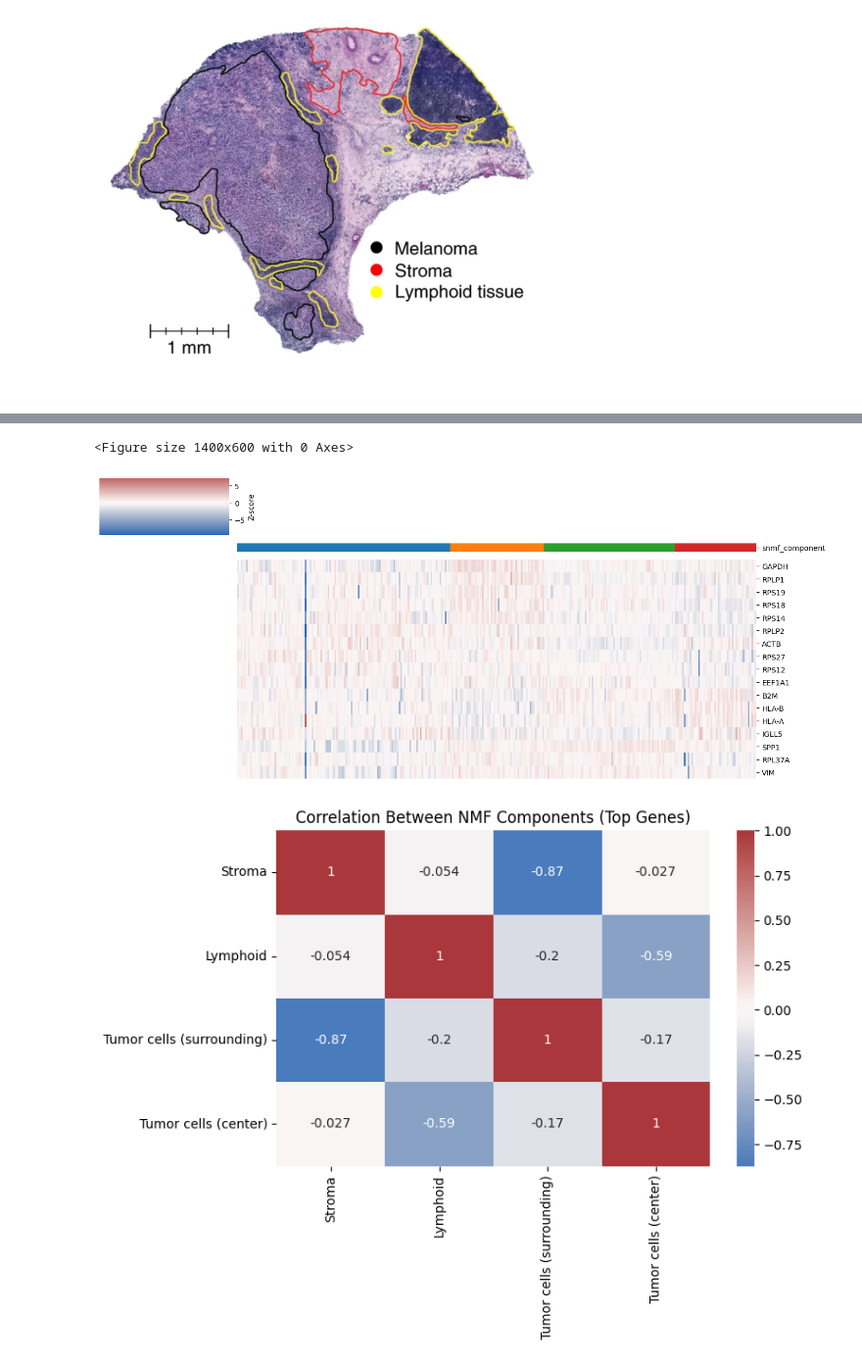
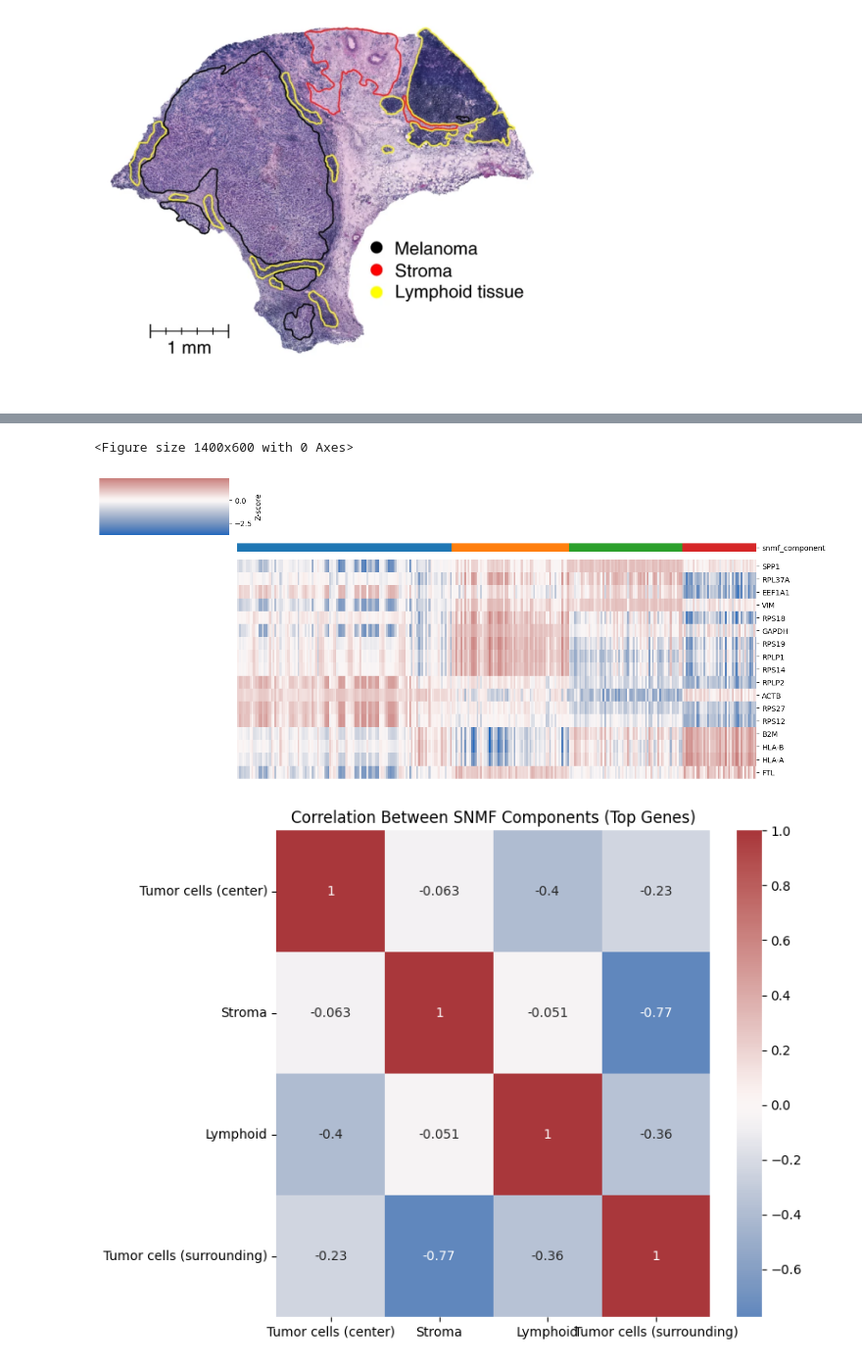
Before and after one commit to ML4BM-Lab/SNMF-paper, a Jupyter notebook: results_NB/melanoma/main.ipynb, the cells around one changed output, grey strips where cells are left out. Shown at 98% size. Saved outputs shown, nothing was run; the diff lists cells and outputs as text; code cells hidden in the pictures.

Commit message:
SNMF output parsing of the dispersion latent factor model

```diff
--- a/results_NB/melanoma/main.ipynb
+++ b/results_NB/melanoma/main.ipynb
@@ -60,5 +78,5 @@ adata.obs = pd.concat([adata.obs, snmf_proportions], axis=1)
 # %%
-snmf_signatures = pd.read_csv(f"./K{K}/SNMF/signatures.csv", index_col=0)
+snmf_signatures = pd.read_csv(f"./K{K}/signatures.csv", index_col=0)
 snmf_signatures
 # %% [output]
 |  | V1 | V2 | V3 | V4 |
@@ -222,6 +388,6 @@ plt.show()
 # %%
 expr = pd.DataFrame(
-    adata[:, top_genes_ordered].X.toarray(),
+    adata[:, top_genes_ordered].layers["inferred_lognorm"].toarray(),
     index=adata.obs_names,
     columns=top_genes_ordered
 ).T
@@ -257,18 +423,18 @@ plt.tight_layout()
 plt.show()
 # %% [output]
 <Figure size 1400x600 with 0 Axes>
-[figure, old version]
+[figure, new version]
 # %%
 corr_matrix = snmf_scaled.corr()
 labels = [annotation.get(c, c) for c in snmf_scaled.columns]
 
 plt.figure(figsize=(8, 6))
 sns.heatmap(corr_matrix, annot=True, xticklabels=labels, yticklabels=labels, cmap="vlag", center=0)
-plt.title("Correlation Between NMF Components (Top Genes)")
+plt.title("Correlation Between SNMF Components (Top Genes)")
 
 plt.tight_layout()
 plt.savefig(f"plots/K{K}top_genes_corr.png", dpi=300)
 plt.savefig(f"plots/K{K}top_genes_corr.pdf", dpi=300)
 plt.show()
 # %% [output]
-[figure, old version]
+[figure, new version]
```
Also changed, not shown: parts of 52 cells of this notebook, 6 other files.
